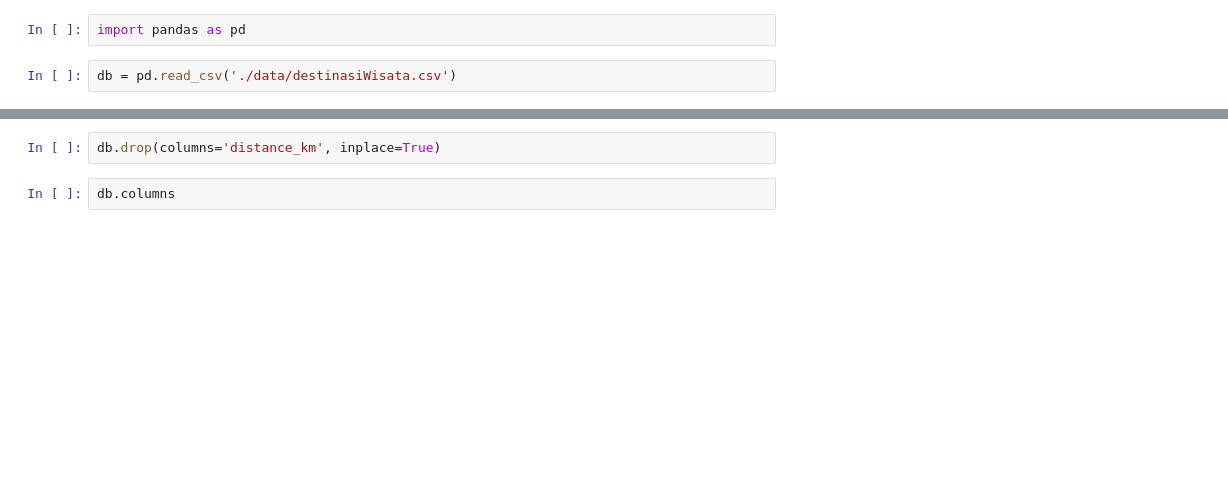
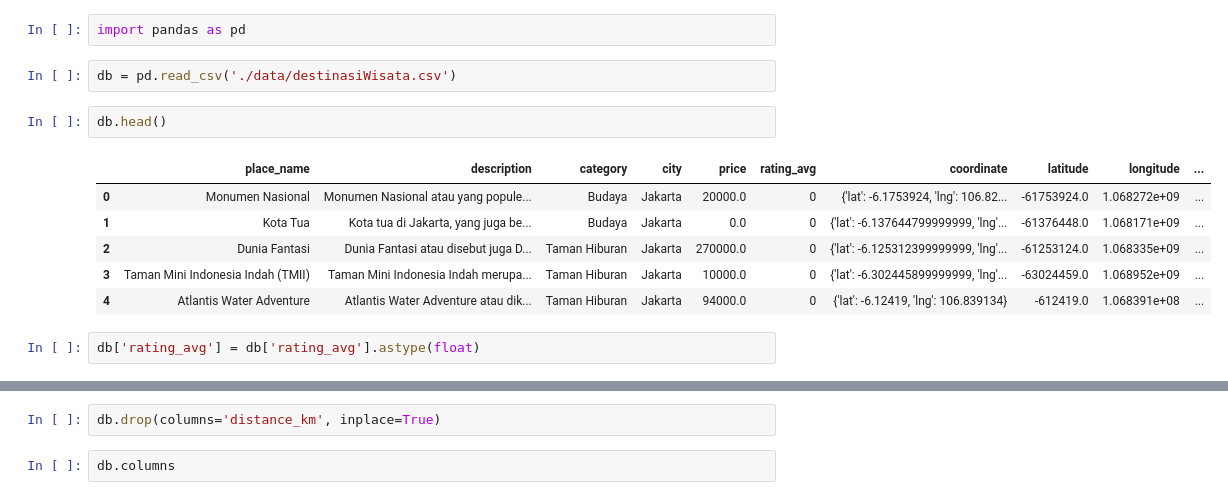
Before and after one commit to DestinAsyik/ML, a Jupyter notebook: forDB.ipynb, the cells around one changed output, grey strips where cells are left out. Cells and saved outputs as stored; diff of their text form; blank space fills up the shorter version.

```diff
--- a/forDB.ipynb
+++ b/forDB.ipynb
@@ -2,6 +2,17 @@
 import pandas as pd
 # %%
 db = pd.read_csv('./data/destinasiWisata.csv')
+# %%
+db.head()
+# %% [output]
+|  | place_name | description | category | city | price | rating_avg | coordinate | latitude | longitude | ... |
+| 0 | Monumen Nasional | Monumen Nasional atau yang popule... | Budaya | Jakarta | 20000.0 | 0 | {'lat': -6.1753924, 'lng': 106.82... | -61753924.0 | 1.068272e+09 | ... |
+| 1 | Kota Tua | Kota tua di Jakarta, yang juga be... | Budaya | Jakarta | 0.0 | 0 | {'lat': -6.137644799999999, 'lng'... | -61376448.0 | 1.068171e+09 | ... |
+| 2 | Dunia Fantasi | Dunia Fantasi atau disebut juga D... | Taman Hiburan | Jakarta | 270000.0 | 0 | {'lat': -6.125312399999999, 'lng'... | -61253124.0 | 1.068335e+09 | ... |
+| 3 | Taman Mini Indonesia Indah (TMII) | Taman Mini Indonesia Indah merupa... | Taman Hiburan | Jakarta | 10000.0 | 0 | {'lat': -6.302445899999999, 'lng'... | -63024459.0 | 1.068952e+09 | ... |
+| 4 | Atlantis Water Adventure | Atlantis Water Adventure atau dik... | Taman Hiburan | Jakarta | 94000.0 | 0 | {'lat': -6.12419, 'lng': 106.839134} | -612419.0 | 1.068391e+08 | ... |
+# %%
+db['rating_avg'] = db['rating_avg'].astype(float)
 # %%
 db.info()
 # %% [output]
```
Also changed, not shown: parts of 3 cells of this notebook, 4 other files.
